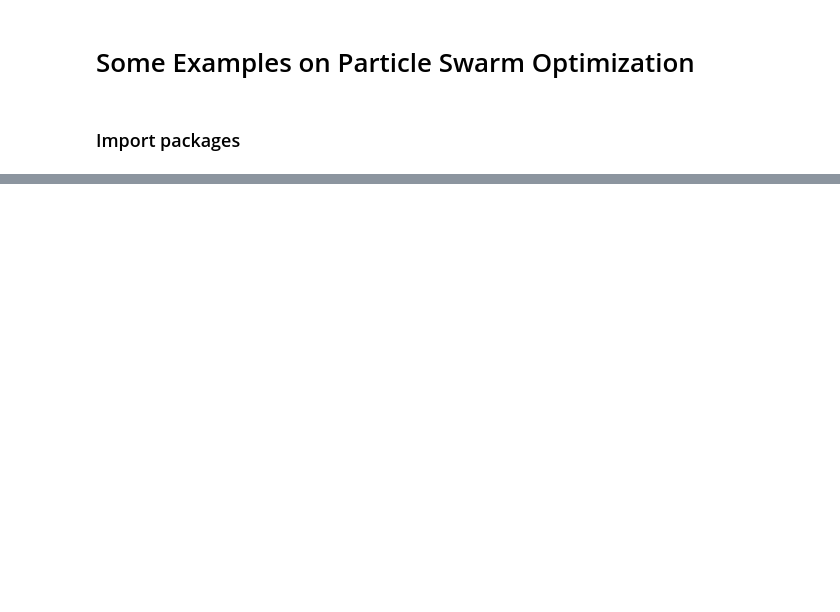
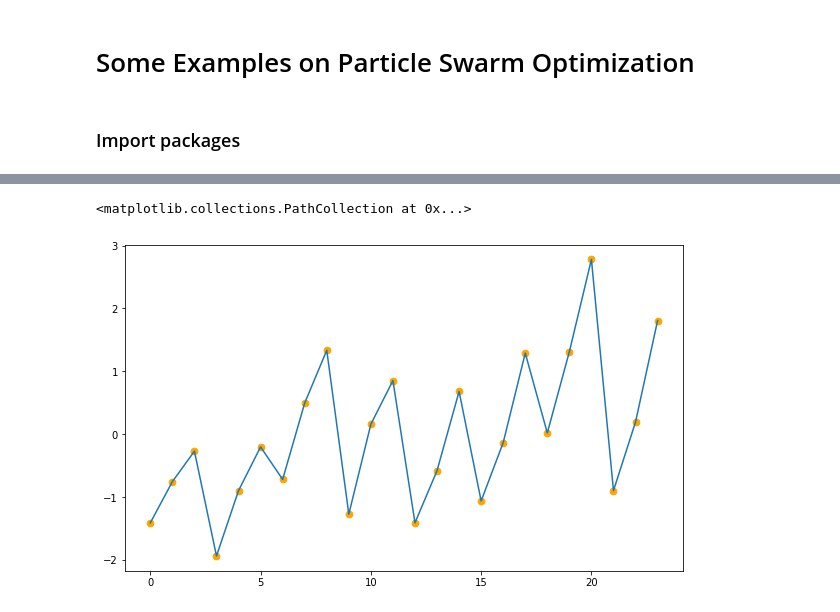
Before and after one commit to ElvisCuiHan/ParticleSwarmOptimization, a Jupyter notebook: pso test2.ipynb, the cells around one changed output, grey strips where cells are left out. Cells and saved outputs as stored; diff of their text form; code cells hidden in the pictures; blank space fills up the shorter version.

```diff
--- a/pso test2.ipynb
+++ b/pso test2.ipynb
@@ -165,0 +53,21 @@ Index(['Depth', 'Chl-a', 'DO', 'Turbity', 'pH', 'TDS', 'T', 'NH4-N', 'NO3-N',
+# %%
+data = np.array(pd.read_excel(r'datasets/Verbal aggression/data verbal aggression matrix dichot.xls'))
+Y = data[:, :24]
+
+N, I = np.shape(Y)
+G = 1
+beta_init = 0.5 * np.ones((I, G)); sigma_init = 2 * np.ones((1, G))
+pi_init = [1 / G] * G; mu_init = [0] * G
+init_value = np.vstack((beta_init, sigma_init, mu_init))
+# %%
+bounds = [tuple(np.hstack((np.repeat(-np.inf, (I+2))))),
+          tuple(np.hstack((np.repeat(np.inf, (I+2)))))]
+# %%
+# Set-up hyperparameters
+options = {'c1': 0.5, 'c2': 0.3, 'w':0.9}
+n = 100
+init_pos = np.repeat(init_value.reshape((-1,1)), n, axis=1).T
+# Call instance of PSO
+optimizer = ps.single.GlobalBestPSO(n_particles=n, dimensions=(I+2), options=options, bounds=bounds, init_pos=init_pos)
+# Perform optimization
+best_cost, best_pos = optimizer.optimize(Mixture_IRT_MMLE, iters=300, parameters=(Y, 21))
@@ -165,0 +81,9 @@ Index(['Depth', 'Chl-a', 'DO', 'Turbity', 'pH', 'TDS', 'T', 'NH4-N', 'NO3-N',
+# %%
+import matplotlib.pyplot as plt
+
+plt.figure(figsize=(10,6))
+plt.plot(range(I), best_pos[:I])
+plt.scatter(range(I), best_pos[:I], c="orange", s=45)
+# %% [output]
+<matplotlib.collections.PathCollection at 0x...>
+[figure, added]
```
Also changed, not shown: parts of 15 cells of this notebook, 30 other files.
